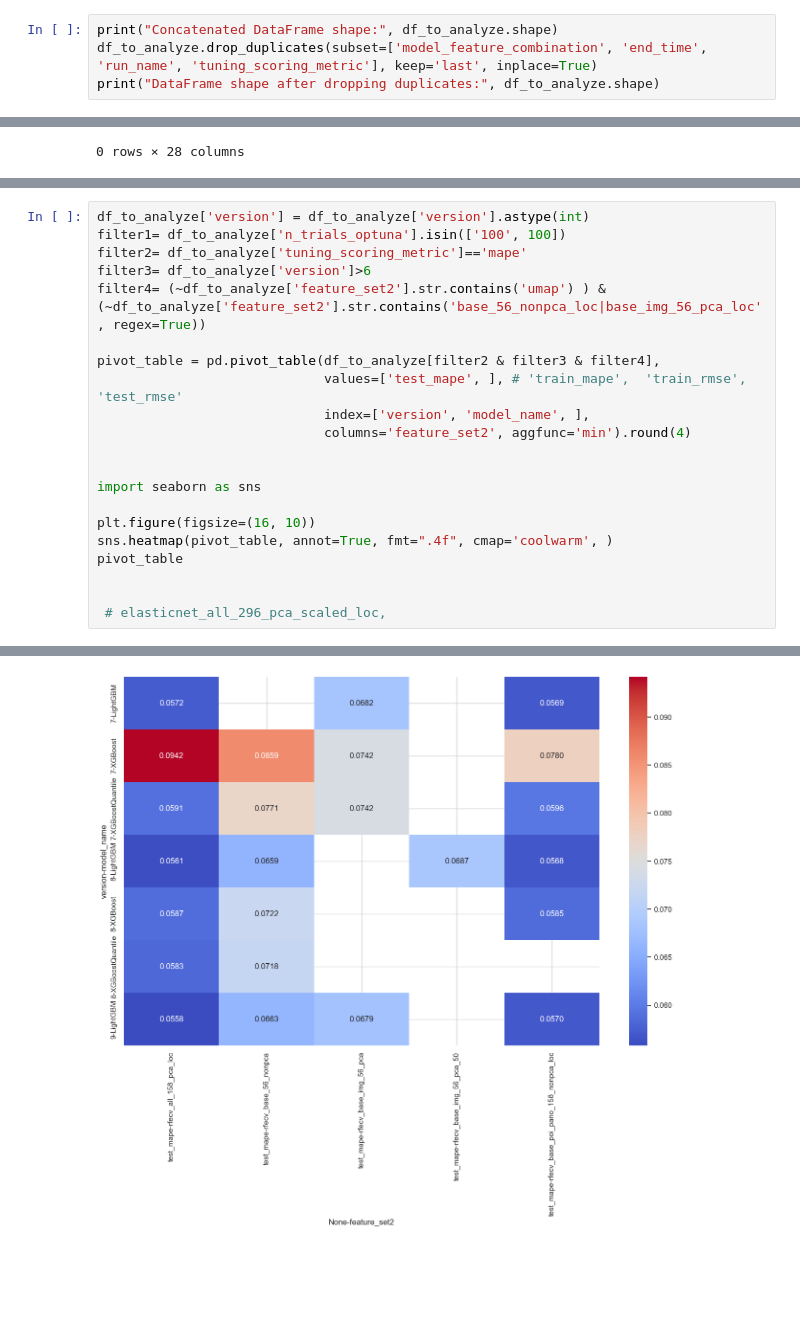
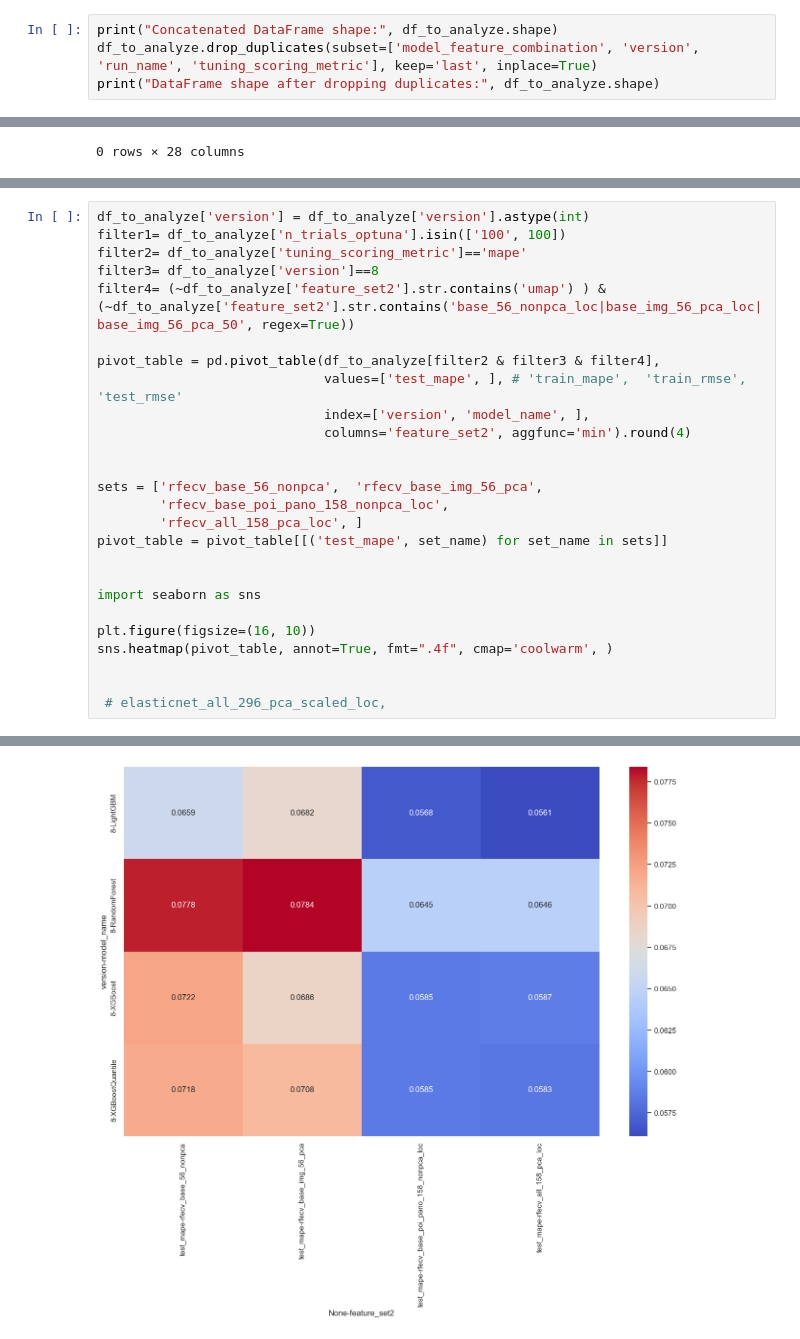
Before and after one commit to scarcamo/real-estate-price-predictor, a Jupyter notebook: notebooks/summary.ipynb, the cells around one changed output, grey strips where cells are left out. Saved outputs shown, nothing was run; the diff lists cells and outputs as text; blank space fills up the shorter version.

```diff
--- a/notebooks/summary.ipynb
+++ b/notebooks/summary.ipynb
@@ -90,5 +74,5 @@ df_to_analyze[df_to_analyze['model_name'].isin(['XGBoost'])][['feature_mismatch'
 # %%
 print("Concatenated DataFrame shape:", df_to_analyze.shape)
-df_to_analyze.drop_duplicates(subset=['model_feature_combination', 'end_time', 'run_name', 'tuning_scoring_metric'], keep='last', inplace=True)
+df_to_analyze.drop_duplicates(subset=['model_feature_combination', 'version', 'run_name', 'tuning_scoring_metric'], keep='last', inplace=True)
 print("DataFrame shape after dropping duplicates:", df_to_analyze.shape)
 # %% [output]
@@ -184,8 +193,8 @@ pd.pivot_table(df_to_analyze, values='test_mape', index=['n_trials_optuna', 'mod
 df_to_analyze['version'] = df_to_analyze['version'].astype(int)
 filter1= df_to_analyze['n_trials_optuna'].isin(['100', 100])
 filter2= df_to_analyze['tuning_scoring_metric']=='mape'
-filter3= df_to_analyze['version']>6
-filter4= (~df_to_analyze['feature_set2'].str.contains('umap') ) & (~df_to_analyze['feature_set2'].str.contains('base_56_nonpca_loc|base_img_56_pca_loc', regex=True))
+filter3= df_to_analyze['version']==8
+filter4= (~df_to_analyze['feature_set2'].str.contains('umap') ) & (~df_to_analyze['feature_set2'].str.contains('base_56_nonpca_loc|base_img_56_pca_loc|base_img_56_pca_50', regex=True))
 
 pivot_table = pd.pivot_table(df_to_analyze[filter2 & filter3 & filter4],
                              values=['test_mape', ], # 'train_mape',  'train_rmse', 'test_rmse'
@@ -193,11 +202,16 @@ pivot_table = pd.pivot_table(df_to_analyze[filter2 & filter3 & filter4],
                              columns='feature_set2', aggfunc='min').round(4)
 
 
+sets = ['rfecv_base_56_nonpca',  'rfecv_base_img_56_pca',
+        'rfecv_base_poi_pano_158_nonpca_loc',
+        'rfecv_all_158_pca_loc', ]
+pivot_table = pivot_table[[('test_mape', set_name) for set_name in sets]]
+
+
 import seaborn as sns
 
 plt.figure(figsize=(16, 10))
 sns.heatmap(pivot_table, annot=True, fmt=".4f", cmap='coolwarm', )
-pivot_table
 
 
  # elasticnet_all_296_pca_scaled_loc,
@@ -215 +220 @@ pivot_table
-[figure, old version]
+[figure, new version]
```
Also changed, not shown: parts of 15 cells of this notebook, 5 other files.
